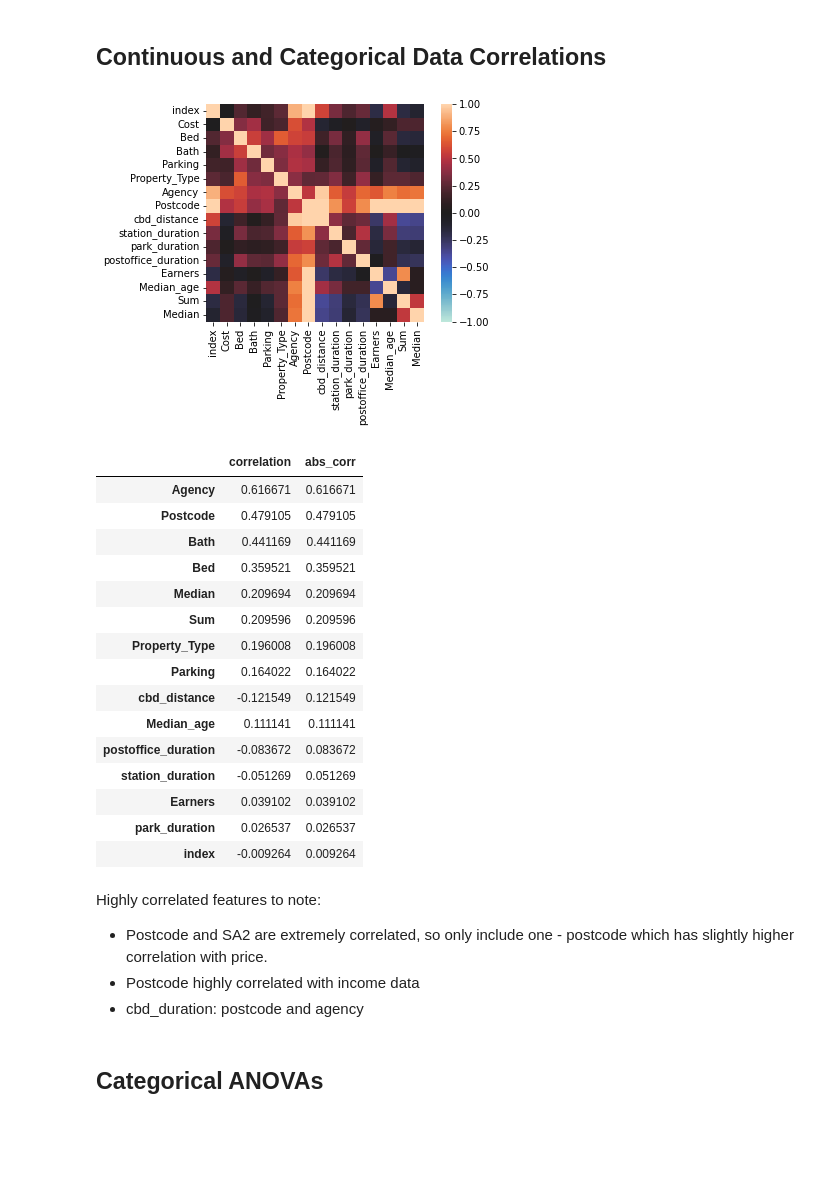
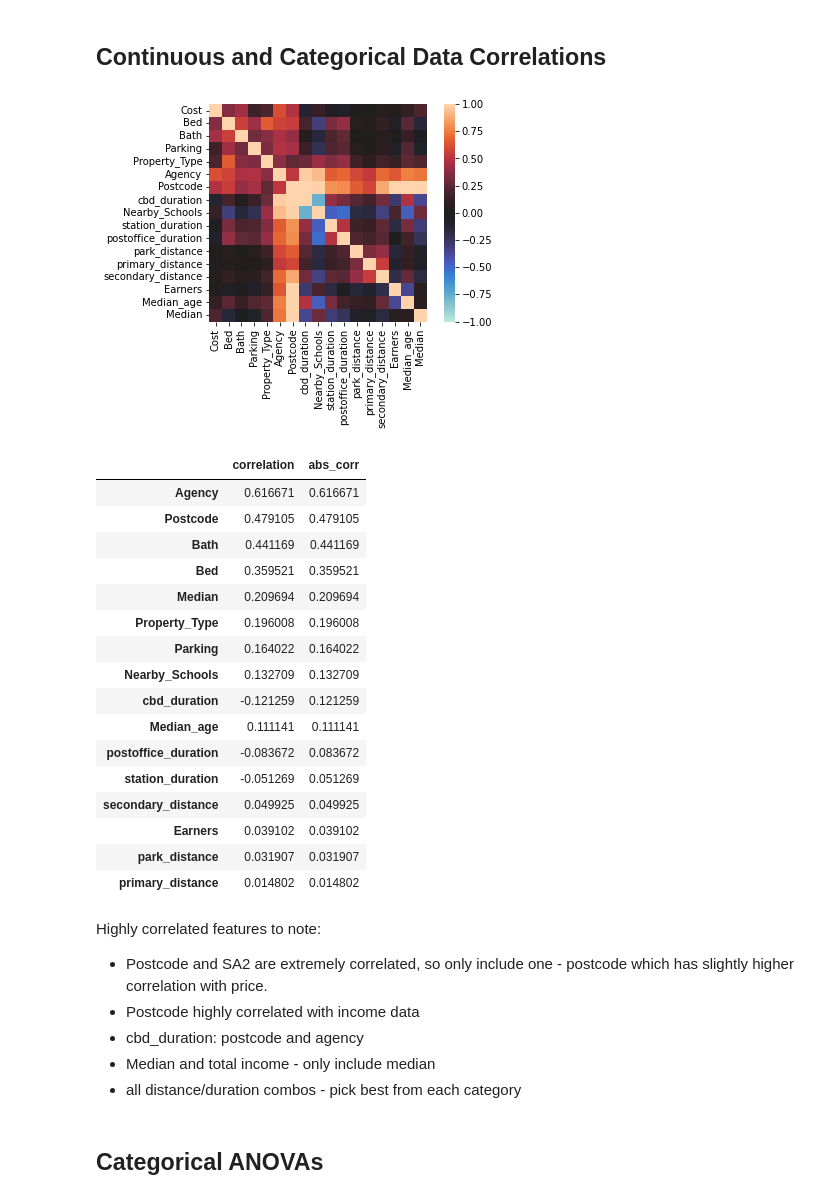
Before and after one commit to MAST30034-Applied-Data-Science/generic-real-estate-consulting-project-group-42, a Jupyter notebook: notebooks/analysis_properties.ipynb, the cells around one changed output. Drawn from its saved outputs; the diff is of its cells as text; code cells hidden in the pictures; blank space fills up the shorter version.

Commit message:
Feature selection: distance duration comparison

```diff
--- a/notebooks/analysis_properties.ipynb
+++ b/notebooks/analysis_properties.ipynb
@@ -122,11 +117,11 @@ cost_correlations.sort_values(by='abs_corr', ascending=False)
 ## Continuous and Categorical Data Correlations
 # %%
 # get correlation of numeric attributes with cost
-exclusions = ['Name', 'Coordinates', 'SA2_MAINCODE_2011', 'SA2_name', 'SA2_NAME_2011', 'SA2']
+exclusions = ['Name', 'Coordinates', 'SA2_MAINCODE_2011', 'SA2_name', 'SA2_NAME_2011', 'SA2', 'Sum', 'postoffice_distance', 'station_distance', 'park_duration', 'secondary_duration', 'primary_duration']
 corr_data = properties.drop(exclusions, axis=1)
 corr_mat = dython.nominal.associations(corr_data, annot=False)
 # %% [output]
-[figure, old version]
+[figure, new version]
 # %%
 sorted_mat = corr_mat['corr'].unstack().sort_values()
 
@@ -155,21 +150,24 @@ cost_correlations.drop('Cost')
 | Bath | 0.441169 | 0.441169 |
 | Bed | 0.359521 | 0.359521 |
 | Median | 0.209694 | 0.209694 |
-| Sum | 0.209596 | 0.209596 |
 | Property_Type | 0.196008 | 0.196008 |
 | Parking | 0.164022 | 0.164022 |
-| cbd_distance | -0.121549 | 0.121549 |
+| Nearby_Schools | 0.132709 | 0.132709 |
+| cbd_duration | -0.121259 | 0.121259 |
 | Median_age | 0.111141 | 0.111141 |
 | postoffice_duration | -0.083672 | 0.083672 |
 | station_duration | -0.051269 | 0.051269 |
+| secondary_distance | 0.049925 | 0.049925 |
 | Earners | 0.039102 | 0.039102 |
-| park_duration | 0.026537 | 0.026537 |
-| index | -0.009264 | 0.009264 |
+| park_distance | 0.031907 | 0.031907 |
+| primary_distance | 0.014802 | 0.014802 |
 # %% [markdown]
 Highly correlated features to note:
 - Postcode and SA2 are extremely correlated, so only include one - postcode which has slightly higher correlation with price.
 - Postcode highly correlated with income data
 - cbd_duration: postcode and agency
+- Median and total income - only include median
+- all distance/duration combos - pick best from each category
 # %% [markdown]
 ## Categorical ANOVAs
 # %%
```
Also changed, not shown: parts of 5 cells of this notebook, 2 other files.
